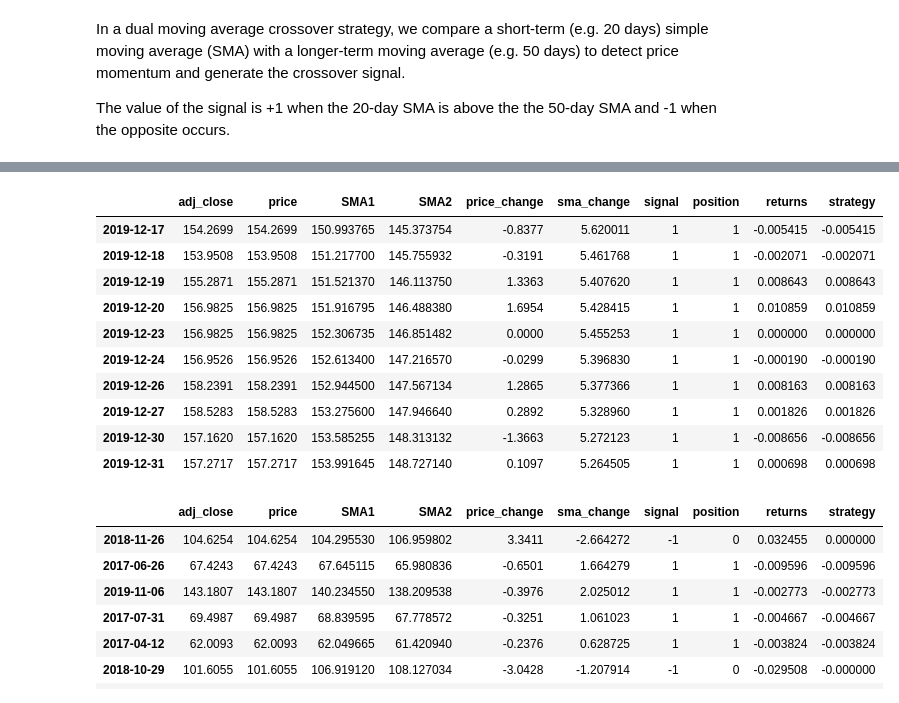
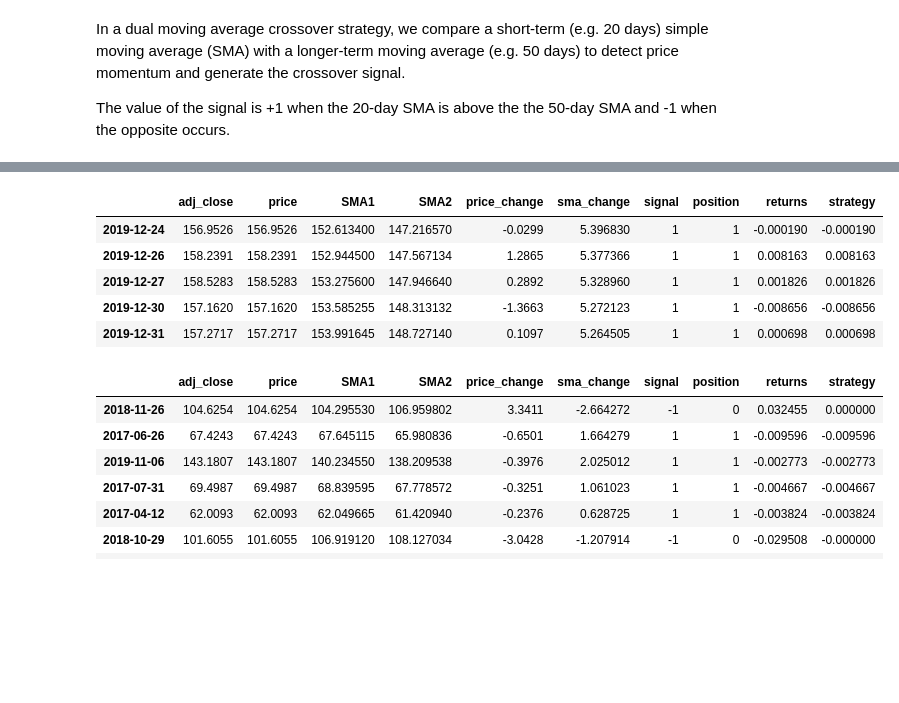
Before and after one commit to daines-analytics/quant-finance-projects, a Jupyter notebook: py-algotrading-kanungo-dual-ma-crossover-take3/py-algotrading-kanungo-dual-ma-crossover-take3.ipynb, the cells around one changed output, grey strips where cells are left out. Drawn from its saved outputs; the diff is of its cells as text; code cells hidden in the pictures; blank space fills up the shorter version.

```diff
--- a/py-algotrading-kanungo-dual-ma-crossover-take3/py-algotrading-kanungo-dual-ma-crossover-take3.ipynb
+++ b/py-algotrading-kanungo-dual-ma-crossover-take3/py-algotrading-kanungo-dual-ma-crossover-take3.ipynb
@@ -532,12 +537,7 @@ trading_model.head(10)
 # %%
-trading_model.tail(10)
+trading_model.tail()
 # %% [output]
 |  | adj_close | price | SMA1 | SMA2 | price_change | sma_change | signal | position | returns | strategy |
-| 2019-12-17 | 154.2699 | 154.2699 | 150.993765 | 145.373754 | -0.8377 | 5.620011 | 1 | 1 | -0.005415 | -0.005415 |
-| 2019-12-18 | 153.9508 | 153.9508 | 151.217700 | 145.755932 | -0.3191 | 5.461768 | 1 | 1 | -0.002071 | -0.002071 |
-| 2019-12-19 | 155.2871 | 155.2871 | 151.521370 | 146.113750 | 1.3363 | 5.407620 | 1 | 1 | 0.008643 | 0.008643 |
-| 2019-12-20 | 156.9825 | 156.9825 | 151.916795 | 146.488380 | 1.6954 | 5.428415 | 1 | 1 | 0.010859 | 0.010859 |
-| 2019-12-23 | 156.9825 | 156.9825 | 152.306735 | 146.851482 | 0.0000 | 5.455253 | 1 | 1 | 0.000000 | 0.000000 |
 | 2019-12-24 | 156.9526 | 156.9526 | 152.613400 | 147.216570 | -0.0299 | 5.396830 | 1 | 1 | -0.000190 | -0.000190 |
 | 2019-12-26 | 158.2391 | 158.2391 | 152.944500 | 147.567134 | 1.2865 | 5.377366 | 1 | 1 | 0.008163 | 0.008163 |
 | 2019-12-27 | 158.5283 | 158.5283 | 153.275600 | 147.946640 | 0.2892 | 5.328960 | 1 | 1 | 0.001826 | 0.001826 |
```
Also changed, not shown: parts of 14 cells of this notebook, 1 other file.
